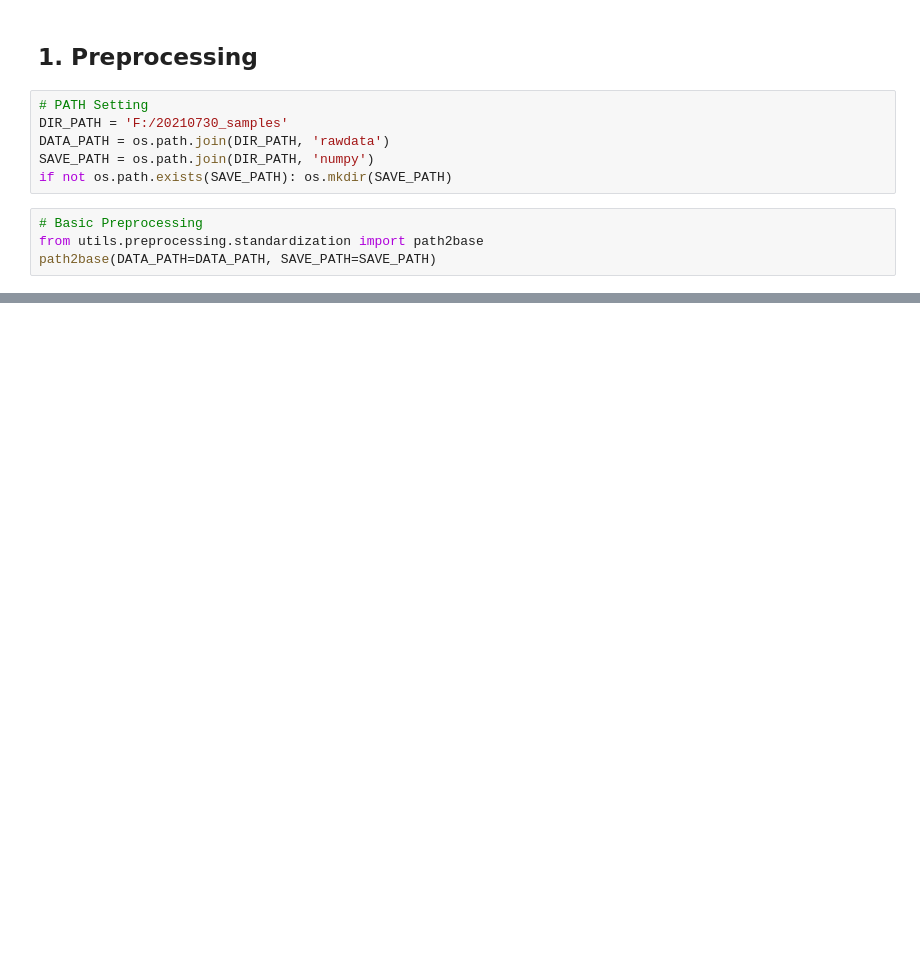
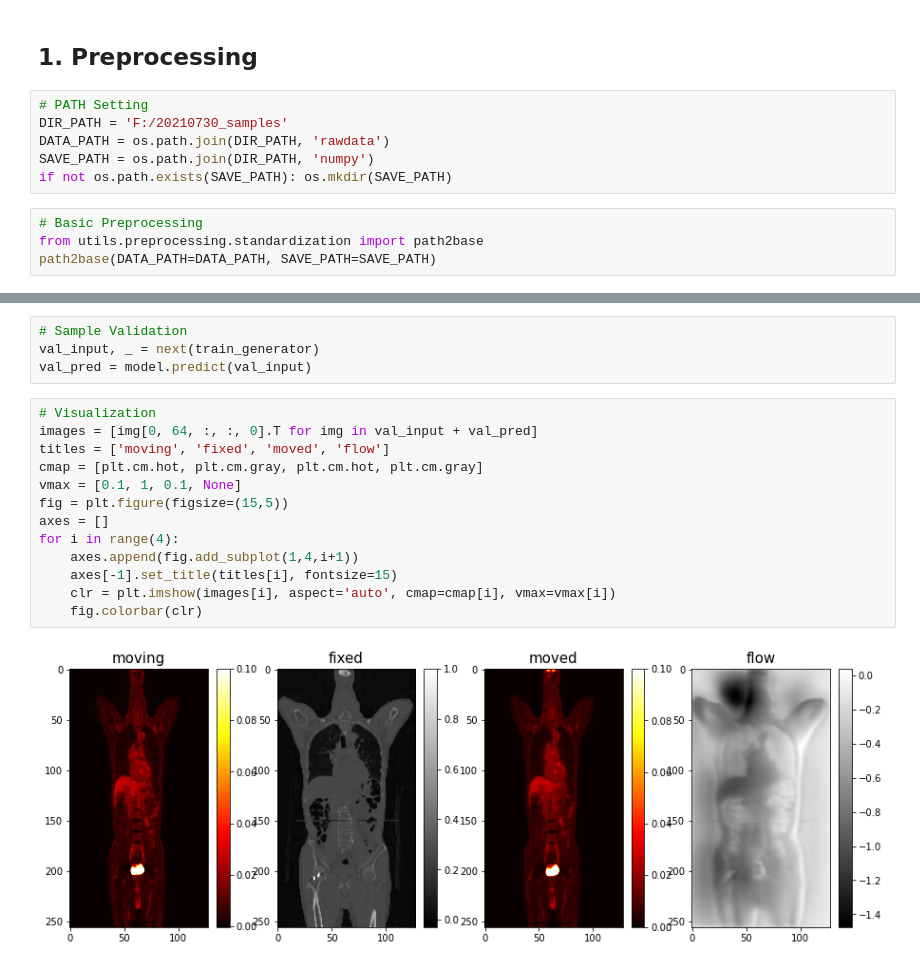
Before and after one commit to rubato-yeong/med_img_registration, a Jupyter notebook: Registration/process.ipynb, the cells around one changed output, grey strips where cells are left out. Cells and saved outputs as stored; diff of their text form; blank space fills up the shorter version.

```diff
--- a/Registration/process.ipynb
+++ b/Registration/process.ipynb
@@ -46,0 +196,19 @@ compare_plot(PATH_1=CT_PATH, PATH_2=PT_PATH, fig=fig, grid=(4,8), vmax=[1, 0.1])
+# %%
+# Sample Validation
+val_input, _ = next(train_generator)
+val_pred = model.predict(val_input)
+# %%
+# Visualization
+images = [img[0, 64, :, :, 0].T for img in val_input + val_pred]
+titles = ['moving', 'fixed', 'moved', 'flow']
+cmap = [plt.cm.hot, plt.cm.gray, plt.cm.hot, plt.cm.gray]
+vmax = [0.1, 1, 0.1, None]
+fig = plt.figure(figsize=(15,5))
+axes = []
+for i in range(4):
+    axes.append(fig.add_subplot(1,4,i+1))
+    axes[-1].set_title(titles[i], fontsize=15)
+    clr = plt.imshow(images[i], aspect='auto', cmap=cmap[i], vmax=vmax[i])
+    fig.colorbar(clr)
+# %% [output]
+[figure, added]
```
Also changed, not shown: parts of 14 cells of this notebook, 2 other files.
